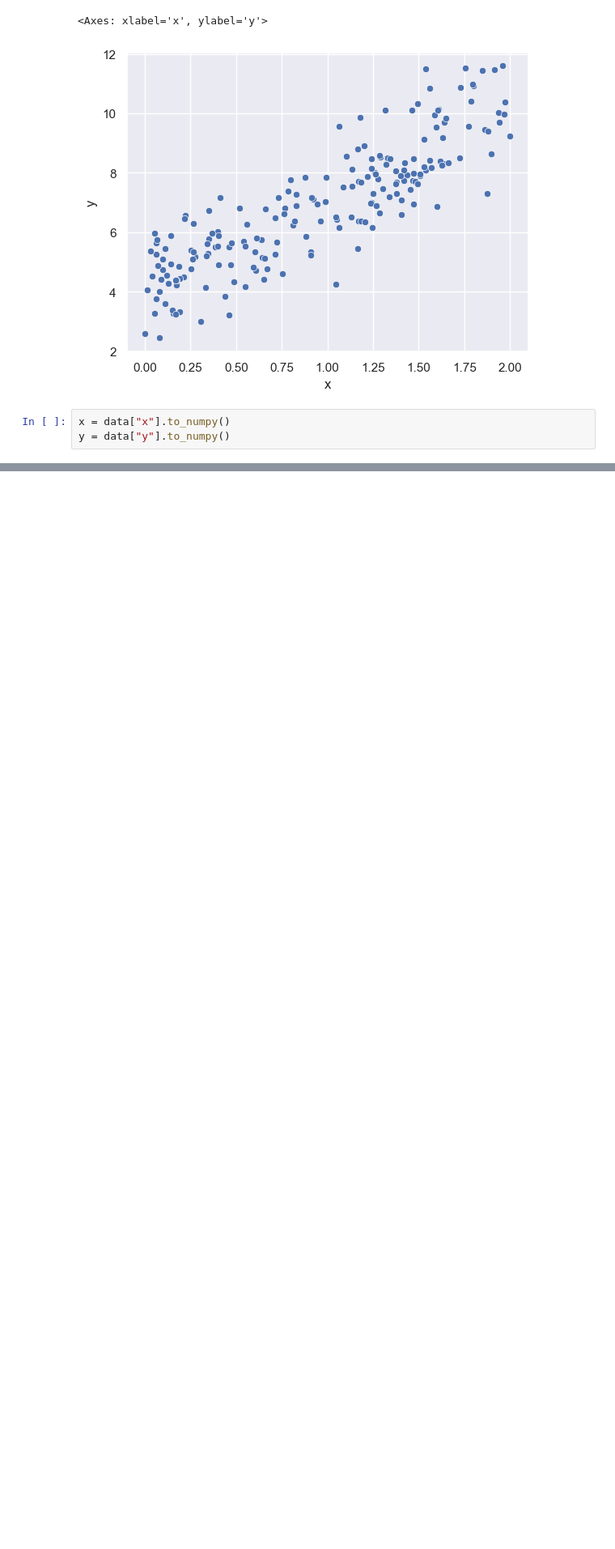
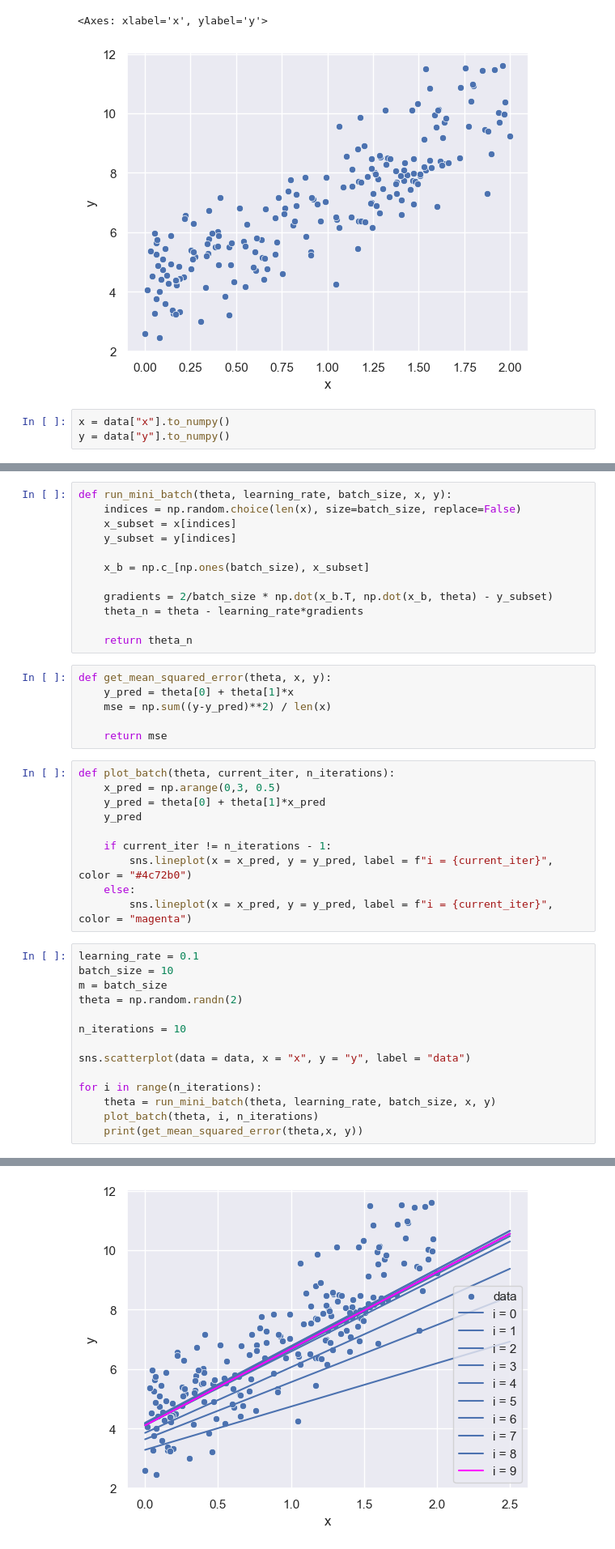
Before and after one commit to bishyboi/IntroToDataScience, a Jupyter notebook: A5/p7.ipynb, the cells around one changed output, grey strips where cells are left out. Shown at 81% size. Saved outputs shown, nothing was run; the diff lists cells and outputs as text; blank space fills up the shorter version.

Commit message:
mini-batch complete, adding ways to get mean_squared_error and traces of the estimated model parameters

```diff
--- a/A5/p7.ipynb
+++ b/A5/p7.ipynb
@@ -46,0 +24,43 @@ sns.lineplot(x = x_pred, y = y_pred, label = "pred", color = "red")
+# %%
+def run_mini_batch(theta, learning_rate, batch_size, x, y):
+    indices = np.random.choice(len(x), size=batch_size, replace=False)
+    x_subset = x[indices]
+    y_subset = y[indices]
+
+    x_b = np.c_[np.ones(batch_size), x_subset]
+
+    gradients = 2/batch_size * np.dot(x_b.T, np.dot(x_b, theta) - y_subset)
+    theta_n = theta - learning_rate*gradients
+
+    return theta_n
+# %%
+def get_mean_squared_error(theta, x, y):
+    y_pred = theta[0] + theta[1]*x
+    mse = np.sum((y-y_pred)**2) / len(x)
+
+    return mse
+# %%
+def plot_batch(theta, current_iter, n_iterations):
+    x_pred = np.arange(0,3, 0.5)
+    y_pred = theta[0] + theta[1]*x_pred
+    y_pred
+
+    if current_iter != n_iterations - 1:
+        sns.lineplot(x = x_pred, y = y_pred, label = f"i = {current_iter}", color = "#4c72b0")
+    else:
+        sns.lineplot(x = x_pred, y = y_pred, label = f"i = {current_iter}", color = "magenta")
+# %%
+learning_rate = 0.1
+batch_size = 10
+m = batch_size
+theta = np.random.randn(2)
+
+n_iterations = 10
+
+sns.scatterplot(data = data, x = "x", y = "y", label = "data")
+
+for i in range(n_iterations):
+    theta = run_mini_batch(theta, learning_rate, batch_size, x, y)
+    plot_batch(theta, i, n_iterations)
+    print(get_mean_squared_error(theta,x, y))
+# %% [output]
@@ -46,0 +77 @@ sns.lineplot(x = x_pred, y = y_pred, label = "pred", color = "red")
+[figure, added]
```
Also changed, not shown: parts of 5 cells of this notebook.
